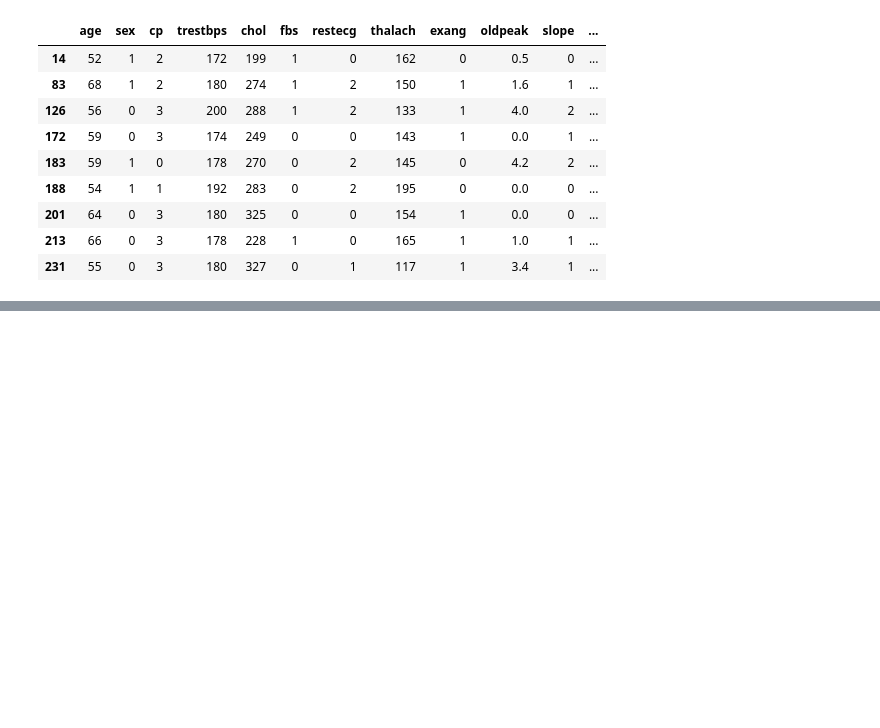
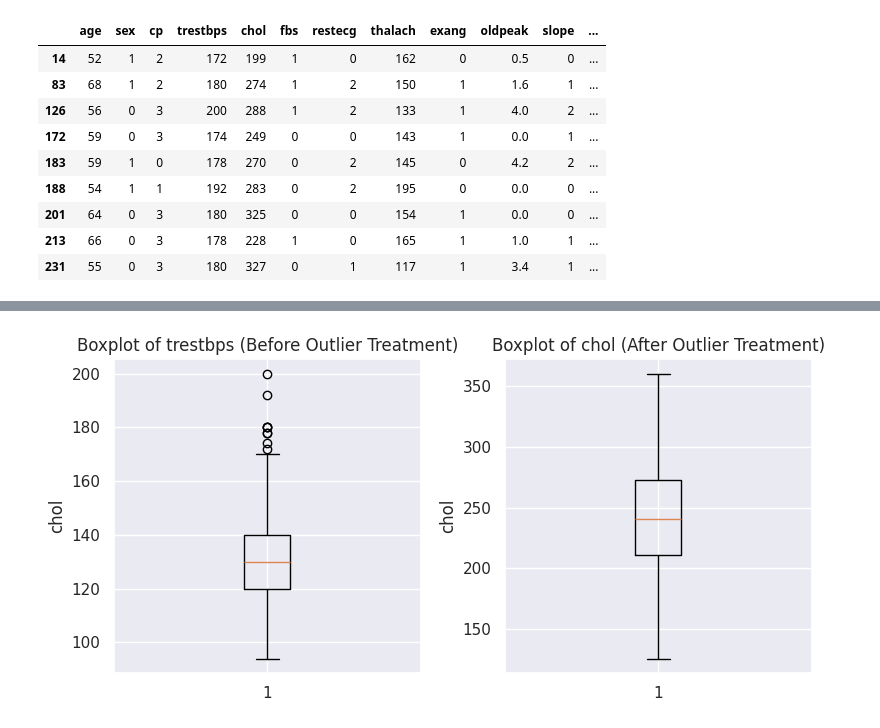
Before and after one commit to negilbabu/Heart-Disease-Prediction-Ai-, a Jupyter notebook: HeartDiseasePrediction.ipynb, the cells around one changed output, grey strips where cells are left out. Drawn from its saved outputs; the diff is of its cells as text; code cells hidden in the pictures; blank space fills up the shorter version.

Commit message:
outlier treatment

```diff
--- a/HeartDiseasePrediction.ipynb
+++ b/HeartDiseasePrediction.ipynb
@@ -344,0 +365,22 @@ Number of rows with 'trestbps' greater than 170.0: 9
+# %%
+# Calculate IQR and filter out outliers
+Q1 = df.chol.quantile(0.25)
+Q3 = df.chol.quantile(0.75)
+IQR = Q3 - Q1
+min_limit = Q1 - 1.5*IQR
+max_limit = Q3 + 1.5*IQR
+print("IQR:", IQR)
+print("Min Limit:", min_limit)
+print("Max Limit:", max_limit)
+
+# Count the number of outliers
+outlier_count = df.loc[df['chol'] > max_limit].shape[0]
+
+# Calculate the total number of data points
+total_data_points = df.shape[0]
+
+# Calculate the percentage of outliers
+percentage_outliers = (outlier_count / total_data_points) * 100
+
+# Print the percentage of outliers
+print(f"Percentage of outliers in 'chol': {percentage_outliers:.2f}%")
@@ -344,0 +401,23 @@ Number of rows with 'trestbps' greater than 170.0: 9
+# %%
+plt.figure(figsize=(8, 4))
+# Plot boxplot before outlier treatment on chol
+plt.subplot(1, 2, 1)
+plt.boxplot(df.trestbps)
+plt.title("Boxplot of trestbps (Before Outlier Treatment)")
+plt.ylabel("chol")
+
+
+# Imputation of outlier
+df.loc[df['chol'] > max_limit ,'chol']=np.median(df['chol'])
+
+# Plot boxplot after outlier treatment on trestbps
+plt.subplot(1, 2, 2)
+plt.boxplot(df.chol)
+plt.title("Boxplot of chol (After Outlier Treatment)")
+plt.ylabel("chol")
+
+# Adjust layout and display
+plt.tight_layout()
+plt.show()
+# %% [output]
+[figure, added]
```
Also changed, not shown: parts of 7 cells of this notebook.
